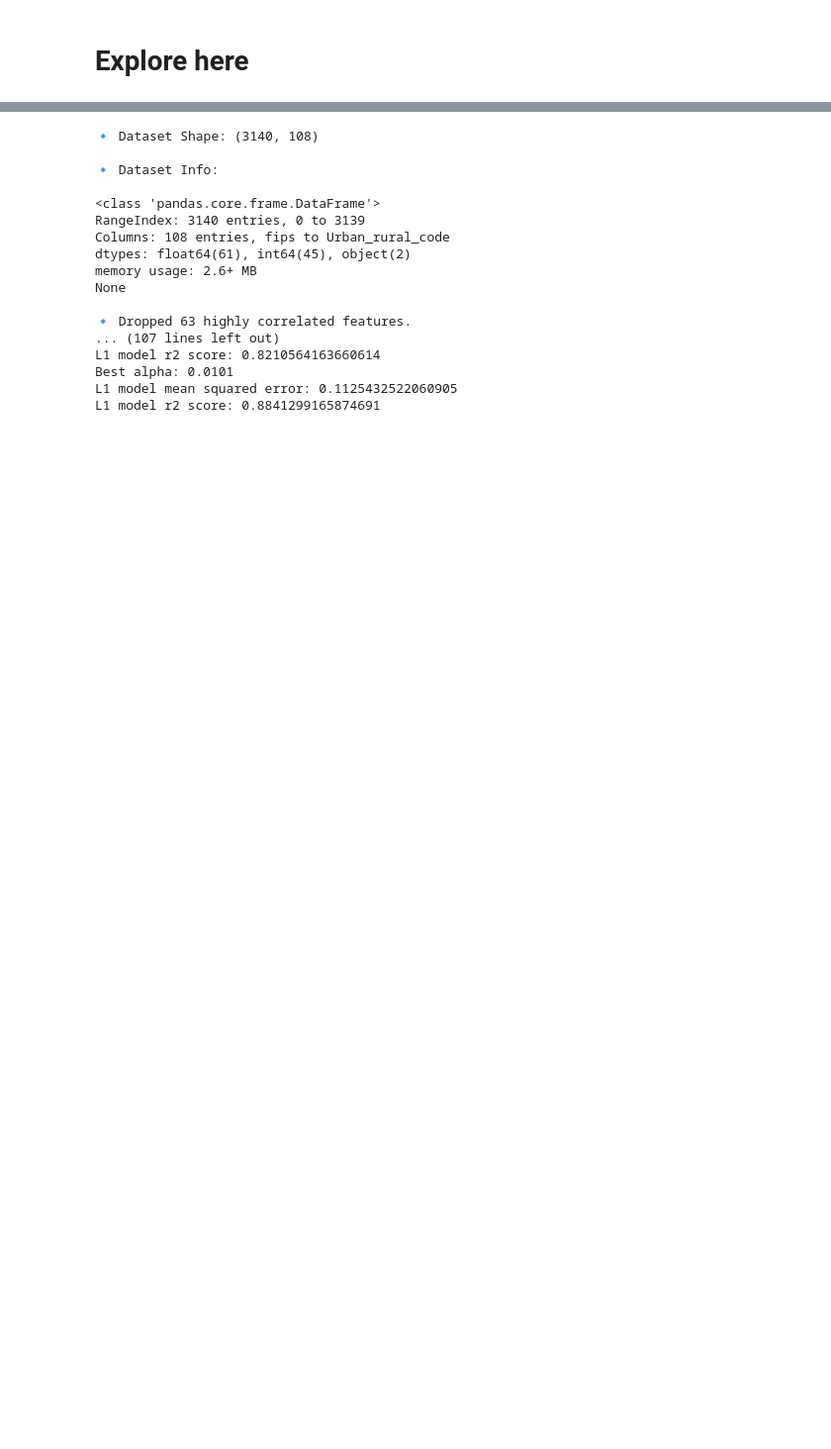
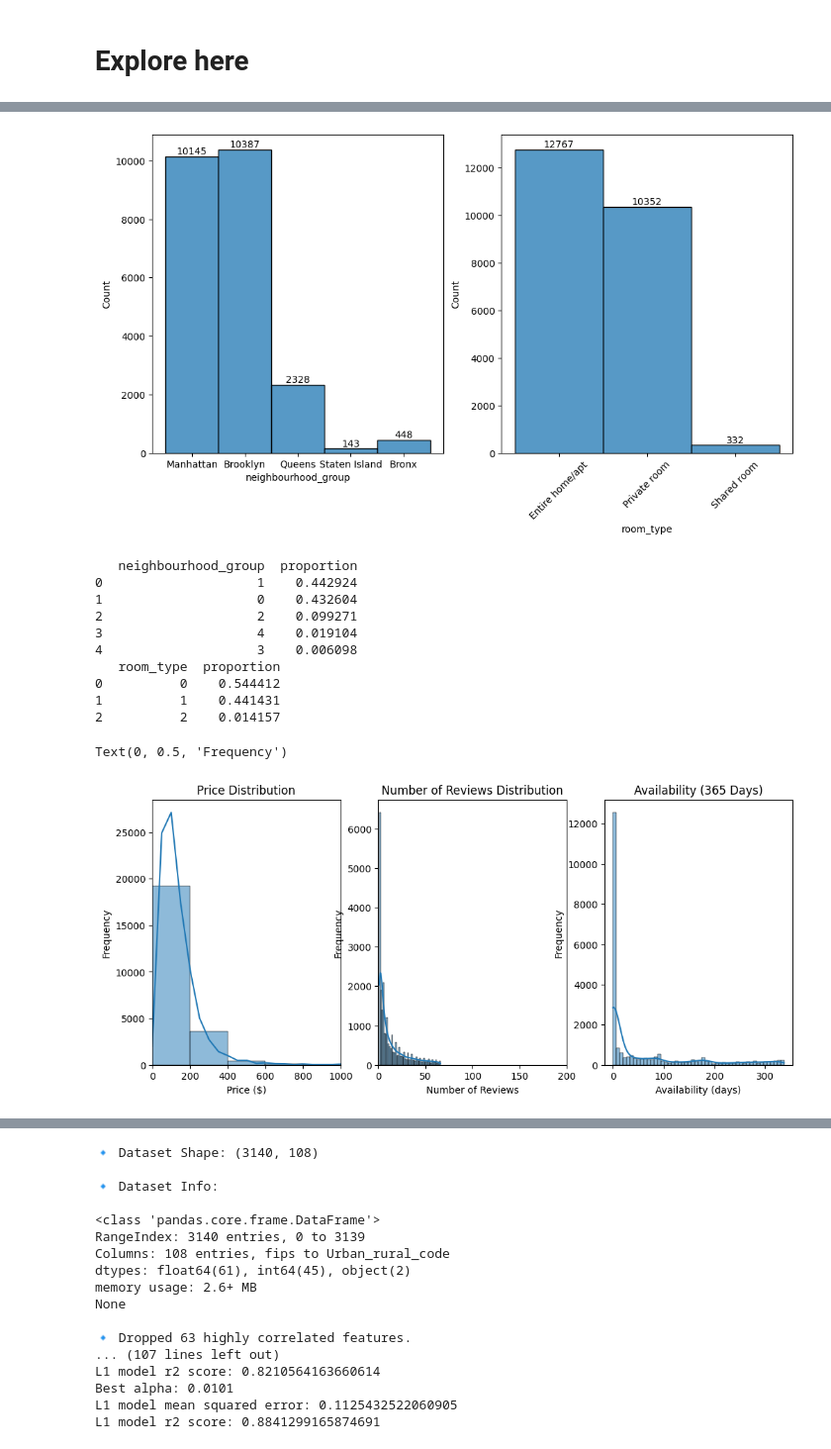
Before and after one commit to 4GeeksAcademy/Bertuzzi-regularized-linear-model, a Jupyter notebook: src/explore.ipynb, the cells around one changed output, grey strips where cells are left out. Shown: that part at 99% size. Cells and saved outputs as stored; diff of their text form; code cells hidden in the pictures; blank space fills up the shorter version.

```diff
--- a/src/explore.ipynb
+++ b/src/explore.ipynb
@@ -2,0 +84,4 @@
+# %%
+# REMOVE IRRELEVANT DIMENSIONS
+nyc_data.drop(['id', 'name', 'host_id', 'host_name'], axis=1, inplace=True)
+print("Columns 'id', 'name', 'host_id', and 'host_name' are not relevant for analysis. Therefore, we remove them.")
@@ -2,0 +90,12 @@
+# %%
+
+# REMOVE OUTLIERS
+# Identifying and removing outliers using the Interquartile Range (IQR) method.
+cols = ['minimum_nights', 'number_of_reviews', 'reviews_per_month', 'calculated_host_listings_count', 'availability_365']
+for col in cols:
+    q1, q3 = nyc_data[col].quantile([0.25, 0.75])
+    iqr = q3 - q1
+    nyc_data = nyc_data[(nyc_data[col] >= (q1 - 1.5 * iqr)) & (nyc_data[col] <= (q3 + 1.5 * iqr))]
+
+print("Data Info After Cleaning:")
+print(nyc_data.info())
@@ -2,0 +125,63 @@
+# %%
+# Analyze categorical and numerical variables.
+cat_dimensions = nyc_data[['neighbourhood_group', 'neighbourhood', 'room_type', 'last_review']]
+num_dimensions = nyc_data[['latitude', 'longitude', 'price', 'minimum_nights', 'number_of_reviews', 'reviews_per_month', 'calculated_host_listings_count', 'availability_365']]
+
+# Convert categorical variables into numerical representations using label encoding
+for col in ['neighbourhood_group', 'neighbourhood', 'room_type', 'last_review']:
+    nyc_data[col] = pd.factorize(nyc_data[col])[0]
+
+# Analyze distribution of categorical variables
+fig, axis = plt.subplots(1,2, figsize=(12, 6))
+sns.histplot(ax=axis[0], data=cat_dimensions, x='neighbourhood_group').bar_label(axis[0].containers[0])
+sns.histplot(ax=axis[1], data=cat_dimensions, x='room_type').bar_label(axis[1].containers[0])
+plt.xticks(rotation=45)
+plt.show()
+
+# Analyze the proportion of listings per neighborhood group and room type.
+main_neighborhoods = nyc_data['neighbourhood_group'].value_counts(normalize=True).reset_index()
+main_neighborhoods.columns = ['neighbourhood_group', 'proportion']
+print(main_neighborhoods)
+
+main_roomtypes = nyc_data['room_type'].value_counts(normalize=True).reset_index()
+main_roomtypes.columns = ['room_type', 'proportion']
+print(main_roomtypes)
+
+plt.figure(figsize=(12, 5))
+
+# Price Distribution
+plt.subplot(1, 3, 1)
+sns.histplot(nyc_data['price'], bins=50, kde=True)
+plt.title("Price Distribution")
+plt.xlabel("Price ($)")
+plt.ylabel("Frequency")
+plt.xlim(0, 1000)  # Limiting x-axis to focus on majority of listings
+
+# Number of Reviews Distribution
+plt.subplot(1, 3, 2)
+sns.histplot(nyc_data['number_of_reviews'], bins=50, kde=True)
+plt.title("Number of Reviews Distribution")
+plt.xlabel("Number of Reviews")
+plt.ylabel("Frequency")
+plt.xlim(0, 200)  # Limiting x-axis for better visualization
+
+# Availability 365 Days Distribution
+plt.subplot(1, 3, 3)
+sns.histplot(nyc_data['availability_365'], bins=50, kde=True)
+plt.title("Availability (365 Days)")
+plt.xlabel("Availability (days)")
+plt.ylabel("Frequency")
+# %% [output]
+[figure, added]
+   neighbourhood_group  proportion
+0                    1    0.442924
+1                    0    0.432604
+2                    2    0.099271
+3                    4    0.019104
+4                    3    0.006098
+   room_type  proportion
+0          0    0.544412
+1          1    0.441431
+2          2    0.014157
+Text(0, 0.5, 'Frequency')
+[figure, added]
```
Also changed, not shown: parts of 21 cells of this notebook.
